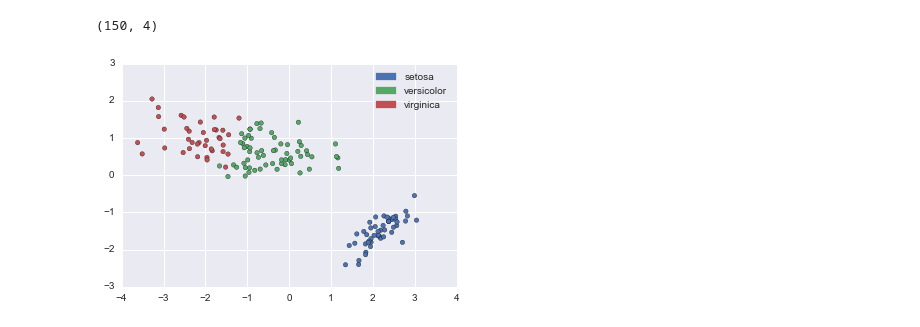
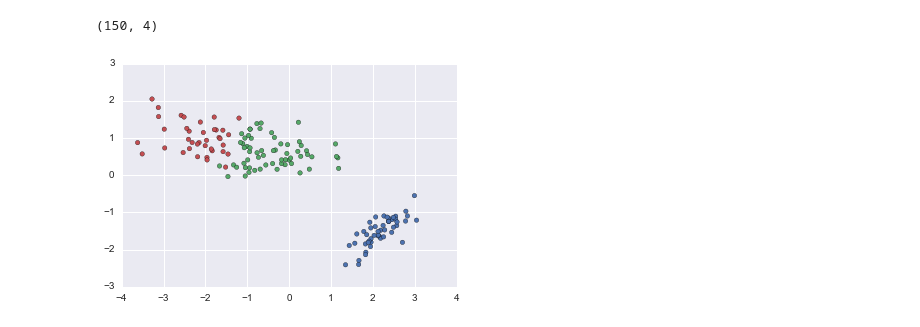
Before and after one commit to bog-sb/drug-use-va, a Jupyter notebook: index.ipynb, the cells around one changed output. Drawn from its saved outputs; the diff is of its cells as text; code cells hidden in the pictures.

Commit message:
Add interactive clustering to detail plot

```diff
--- a/index.ipynb
+++ b/index.ipynb
@@ -23,32 +23,30 @@ data = sklearn.datasets.load_iris()
 data.data.shape
 # %% [output]
 (150, 4)
+# %%
+def display_cluster_plot(param, cluster_algo, data, pos):
+    algorithms = {
+        "KMeans": KMeans(n_clusters=param, random_state = 102),
+        "Spectral": SpectralClustering(n_clusters=param, random_state = 50)
+          }
+    prediction = algorithms.get(cluster_algo).fit_predict(data)
+
+    plt.scatter(pos[:, 0], pos[:, 1], s=20, c=[colors[i] for i in prediction])
+    return prediction
 # %%
 colors = sns.color_palette()
 #Dimension reduction using MDS
 mds = manifold.MDS(n_components=2, random_state=5)
 #fit the model and get the embedded coordinates
 pos = mds.fit(data.data).embedding_
 
 global state
 state ={}
 
-@interact(param=widgets.IntText(value=3), cluster_algo=["KMeans", "Spectral"])
-def show_cluster(param, cluster_algo):
-    algorithms = {
-        "KMeans": KMeans(n_clusters=param, random_state = 102),
-        "Spectral": SpectralClustering(n_clusters=param, random_state = 50)
-          }
-    iris_pred = algorithms.get(cluster_algo).fit_predict(data.data)
-
-    plt.scatter(pos[:, 0], pos[:, 1], s=20, c=[colors[i] for i in iris_pred])
-
-    #create a legend since we just have one plot and not three fake the legend using patches
-    patches = [ mpatches.Patch(color=colors[i], label=data.target_names[i]) for i in range(3) ]
-    plt.legend(handles=patches)
-    plt.legend()
-
-    state["clusters"]=iris_pred
-    #print(pos)
+@interact(cluster_count = (1,6), cluster_algo=["KMeans", "Spectral"])
+def show_cluster(cluster_count, cluster_algo):
+    prediction = display_cluster_plot(cluster_count, cluster_algo, data.data, pos)
+    state["clusters"]=prediction
+    state["cluster_count"] = cluster_count
 # %% [output]
-[figure, old version]
+[figure, new version]
```
Also changed, not shown: parts of 2 cells of this notebook.
